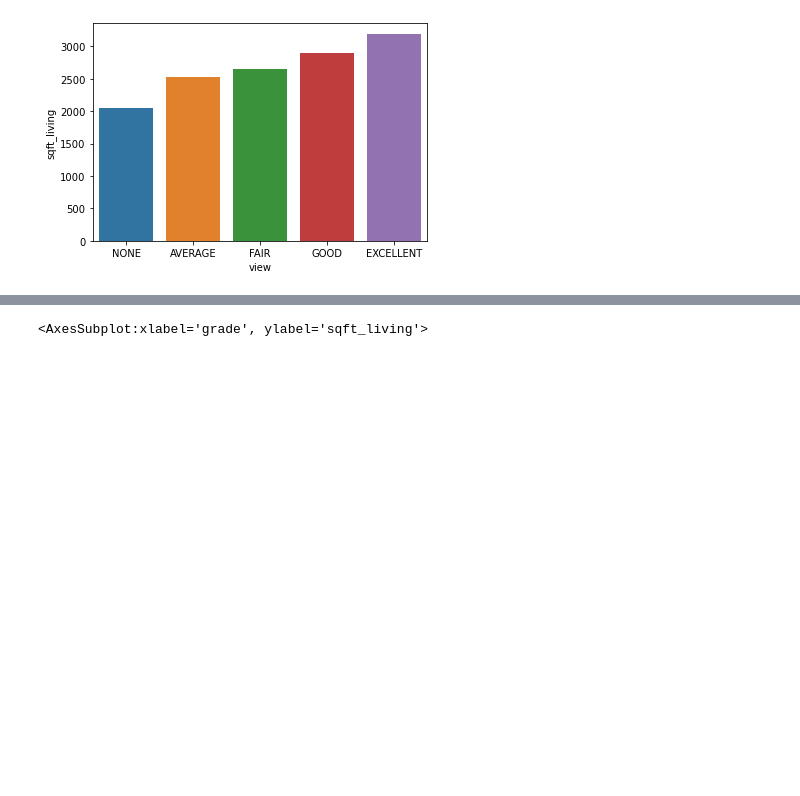
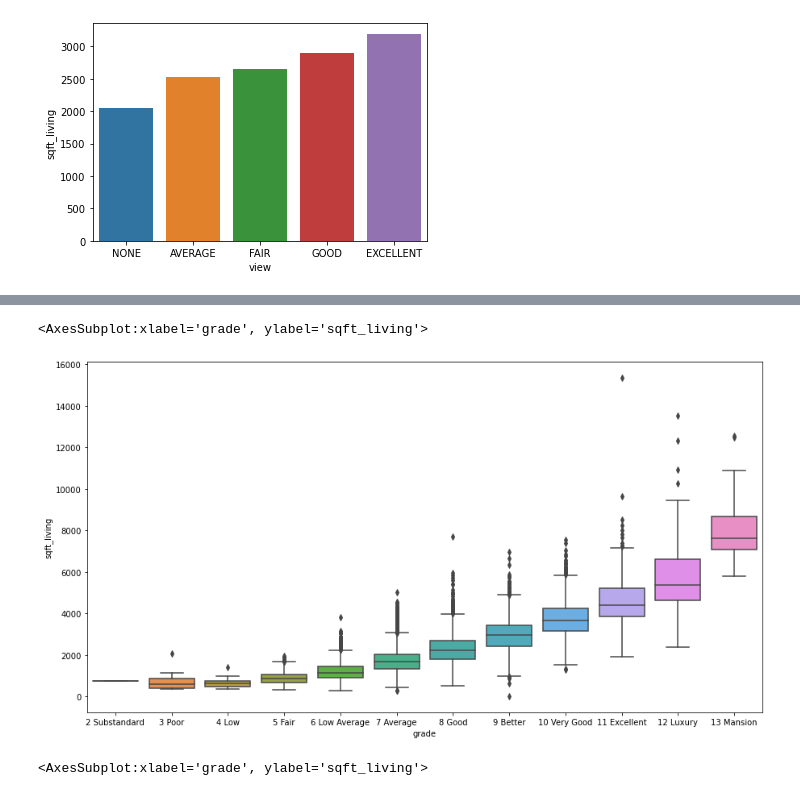
Before and after one commit to charlesmpan/SeattleHousingPricePredictor, a Jupyter notebook: Garrett_notebook.ipynb, the cells around one changed output, grey strips where cells are left out. Cells and saved outputs as stored; diff of their text form; code cells hidden in the pictures; blank space fills up the shorter version.

```diff
--- a/Garrett_notebook.ipynb
+++ b/Garrett_notebook.ipynb
@@ -589,3 +596,14 @@ sns.barplot(data=sqft_grade, x='grade', y='sqft_living', ax=ax)
+# %%
+# box and whisker plot of sqft_living by grade
+sqft_grade = df[['sqft_living', 'grade', 'grade_num']]\
+.sort_values(by='grade_num')
+
+# box and whisker plot
+fig, ax = plt.subplots(figsize=(15,8))
+sns.boxplot(data=sqft_grade, x='grade', y='sqft_living', ax=ax)
+# %% [output]
+<AxesSubplot:xlabel='grade', ylabel='sqft_living'>
+[figure, added]
 # %%
 # Scatter plot average square foot and grade
 sqft_grade = df[['sqft_living', 'grade']].sort_values(by='grade')
```
Also changed, not shown: parts of 32 cells of this notebook, 1 other file.
